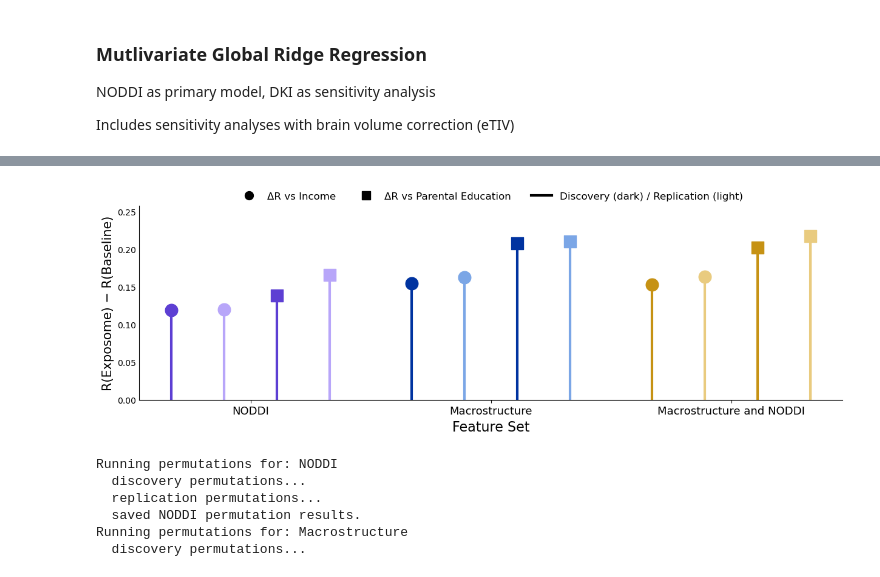
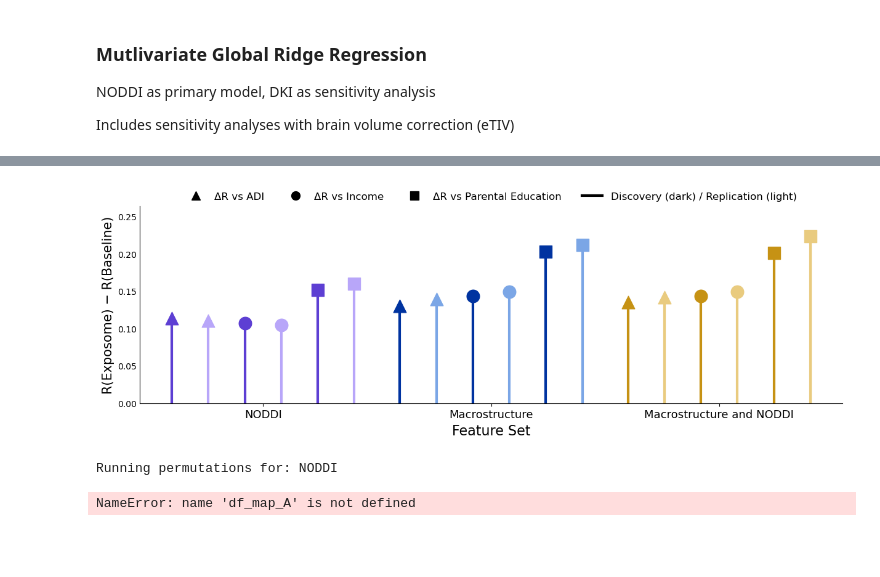
Before and after one commit to PennLINC/macedo_wm_exposome, a Jupyter notebook: code/SES_proxy_supp.ipynb, the cells around one changed output, grey strips where cells are left out. Cells and saved outputs as stored; diff of their text form; code cells hidden in the pictures; blank space fills up the shorter version.

```diff
--- a/code/SES_proxy_supp.ipynb
+++ b/code/SES_proxy_supp.ipynb
@@ -22,7 +22,8 @@ importlib.reload(rf)
 
 From `covbat_harmonization_ses.Rmd` followed by `abcd_prep_harmonized_dfs`
 # %%
-ROOT_DIR = Path("/Users/bmacedo/Desktop/final_WM")
+# ROOT_DIR = Path("/Users/bmacedo/Desktop/final_WM")
+ROOT_DIR = Path("/mnt/isilon/bgdlab_hbcd/projects/macedo_wm_exposome/macedo_wm_exposome")
 RESULTS_DIR = ROOT_DIR / "output_data" / "results"
 
 # main results data
@@ -74,7 +131,5 @@ Includes sensitivity analyses with brain volume correction (eTIV)
 # %%
-ROOT_DIR = Path("/Users/bmacedo/Desktop/final_WM")
-
-SUPPFIG_BASE_DIR = ROOT_DIR / "output_data" / "results" / "supplementary_figures"
+SUPPFIG_BASE_DIR = ROOT_DIR / "output_data" / "results" / "supplemental_figures"
 SUPPFIG8_DIR = SUPPFIG_BASE_DIR / "suppfig8"
 SUPPFIG9_DIR = SUPPFIG_BASE_DIR / "suppfig9"
 MODEL_DIR = ROOT_DIR / "output_data" / "model_outputs"
@@ -101,7 +156,7 @@ figure_configs = [
     {"tag": "suppfig9_income_edu_sensitivity",
      "save_dir": SUPPFIG9_DIR,
      "model_output_dir": MODEL_DIR,
-     "targets": ["income", "parental_education"],
+     "targets": ["income", "parental_education", "le_l_adi__addr1__national_prcnt"],
      "scenarios_top": [("NODDI", dfA_NODDI_sens, dfB_NODDI_sens),
                        ("Macrostructure", dfA_macro_sens, dfB_macro_sens),
                        ("Macrostructure and NODDI", dfA_macro_plus_NODDI_sens, dfB_macro_plus_NODDI_sens)],
@@ -475,6 +843,8 @@ disc_inc = inc_df_ord["IncR_General_minus_income_A"].values
 repl_inc = inc_df_ord["IncR_General_minus_income_B"].values
 disc_ped = inc_df_ord["IncR_General_minus_parentEdu_A"].values
 repl_ped = inc_df_ord["IncR_General_minus_parentEdu_B"].values
+disc_adi = inc_df_ord["IncR_General_minus_adi_A"].values
+repl_adi = inc_df_ord["IncR_General_minus_adi_B"].values
 
 # -------------------- lollipop plot --------------------
 fig = plt.figure(figsize=(12.5, 4.8))
@@ -482,7 +852,7 @@ ax = fig.add_subplot(111)
 
 x = np.arange(len(feature_sets))
 
-width = 0.22
+width = 0.16
 marker_size = 220
 stem_lw = 3
 bottom_offset = 0.0
@@ -490,47 +860,55 @@ bottom_offset = 0.0
 for i, fs in enumerate(feature_sets):
     dcol = color_disc[fs]
     rcol = color_repl[fs]
 
+    # ΔR² vs ADI (triangles)
+    ax.vlines(x[i]-2.5*width, bottom_offset, disc_adi[i], color=dcol, lw=stem_lw)
+    ax.scatter(x[i]-2.5*width, disc_adi[i], color=dcol, marker='^', s=marker_size)
+
+    ax.vlines(x[i]-1.5*width, bottom_offset, repl_adi[i], color=rcol, lw=stem_lw)
+    ax.scatter(x[i]-1.5*width, repl_adi[i], color=rcol, marker='^', s=marker_size)
+
     # ΔR² vs Income (circles)
-    ax.vlines(x[i]-1.5*width, bottom_offset, disc_inc[i], color=dcol, lw=stem_lw)
-    ax.scatter(x[i]-1.5*width, disc_inc[i], color=dcol, marker='o', s=marker_size)
+    ax.vlines(x[i]-0.5*width, bottom_offset, disc_inc[i], color=dcol, lw=stem_lw)
+    ax.scatter(x[i]-0.5*width, disc_inc[i], color=dcol, marker='o', s=marker_size)
 
-    ax.vlines(x[i]-0.5*width, bottom_offset, repl_inc[i], color=rcol, lw=stem_lw)
-    ax.scatter(x[i]-0.5*width, repl_inc[i], color=rcol, marker='o', s=marker_size)
+    ax.vlines(x[i]+0.5*width, bottom_offset, repl_inc[i], color=rcol, lw=stem_lw)
+    ax.scatter(x[i]+0.5*width, repl_inc[i], color=rcol, marker='o', s=marker_size)
 
     # ΔR² vs Parental Education (squares)
-    ax.vlines(x[i]+0.5*width, bottom_offset, disc_ped[i], color=dcol, lw=stem_lw)
-    ax.scatter(x[i]+0.5*width, disc_ped[i], color=dcol, marker='s', s=marker_size)
+    ax.vlines(x[i]+1.5*width, bottom_offset, disc_ped[i], color=dcol, lw=stem_lw)
+    ax.scatter(x[i]+1.5*width, disc_ped[i], color=dcol, marker='s', s=marker_size)
 
-    ax.vlines(x[i]+1.5*width, bottom_offset, repl_ped[i], color=rcol, lw=stem_lw)
-    ax.scatter(x[i]+1.5*width, repl_ped[i], color=rcol, marker='s', s=marker_size)
+    ax.vlines(x[i]+2.5*width, bottom_offset, repl_ped[i], color=rcol, lw=stem_lw)
+    ax.scatter(x[i]+2.5*width, repl_ped[i], color=rcol, marker='s', s=marker_size)
 
 ax.set_xticks(x)
 ax.set_xticklabels(feature_sets, fontsize=13)
 ax.set_xlabel("Feature Set", fontsize=16)
 ax.set_ylabel("R(Exposome) − R(Baseline)", fontsize=15)
 
 # y-limits with headroom so top markers don't clip
-ymax = max(np.r_[disc_inc, repl_inc, disc_ped, repl_ped])
-ax.set_ylim(bottom_offset, ymax + 0.04)  # extra padding on top
+ymax = max(np.r_[disc_inc, repl_inc, disc_ped, repl_ped, disc_adi, repl_adi])
+ax.set_ylim(bottom_offset, ymax + 0.04)
 
-legend_handles = [plt.Line2D([0], [0], color="black", marker='o', lw=0, markersize=10),
+legend_handles = [plt.Line2D([0], [0], color="black", marker='^', lw=0, markersize=10),
+                  plt.Line2D([0], [0], color="black", marker='o', lw=0, markersize=10),
                   plt.Line2D([0], [0], color="black", marker='s', lw=0, markersize=10),
                   plt.Line2D([0], [0], color="black", lw=stem_lw)]
-ax.legend(legend_handles, ["ΔR vs Income", "ΔR vs Parental Education", "Discovery (dark) / Replication (light)"],
-          frameon=False, fontsize=12, ncol=3, loc="upper center", bbox_to_anchor=(0.5, 1.12))
+ax.legend(legend_handles, ["ΔR vs ADI", "ΔR vs Income", "ΔR vs Parental Education", "Discovery (dark) / Replication (light)"],
+          frameon=False, fontsize=12, ncol=4, loc="upper center", bbox_to_anchor=(0.5, 1.12))
 
 ax.spines['top'].set_visible(False)
 ax.spines['right'].set_visible(False)
 ax.spines['bottom'].set_color("black")
 ax.tick_params(axis="y", length=0)
 
 plt.tight_layout(rect=[0, 0, 1, 0.92])
 
 plt.savefig(SUPPFIG8_DIR / "Figure_IncR2_Lollipop.png", dpi=600, bbox_inches="tight", facecolor="white")
 plt.show()
 # %% [output]
-[figure, old version]
+[figure, new version]
 # %%
 # run permutations and save results
 output_dir = SUPPFIG8_DIR
@@ -539,7 +917,7 @@ os.makedirs(f"{output_dir}/perm_results", exist_ok=True)
 feature_sets = ["NODDI", "Macrostructure", "Macrostructure and NODDI"]
 n_perm = 1000
 n_comp = 17
-confounds = ['age', 'sex', 'qc_prediction']
+confounds = ['age', 'sex', "t1post_dwi_contrast"]
 
 for fs in feature_sets:
     print(f"Running permutations for: {fs}")
@@ -570,11 +948,7 @@ for fs in feature_sets:
     print(f"  saved {fs} permutation results.")
 # %% [output]
 Running permutations for: NODDI
-  discovery permutations...
-  replication permutations...
-  saved NODDI permutation results.
-Running permutations for: Macrostructure
-  discovery permutations...
+NameError: name 'df_map_A' is not defined
 # %%
 # same color palettes as scatter/lollipop
 color_disc = {"NODDI": "#5D3FD3", "Macrostructure": "#0033A0", "Macrostructure and NODDI": "#C69214"}
```
Also changed, not shown: parts of 12 cells of this notebook, 14 other files.
